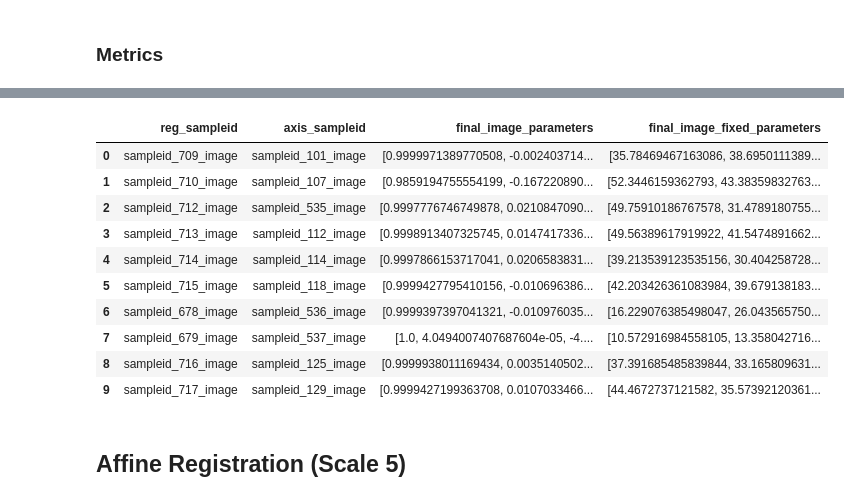
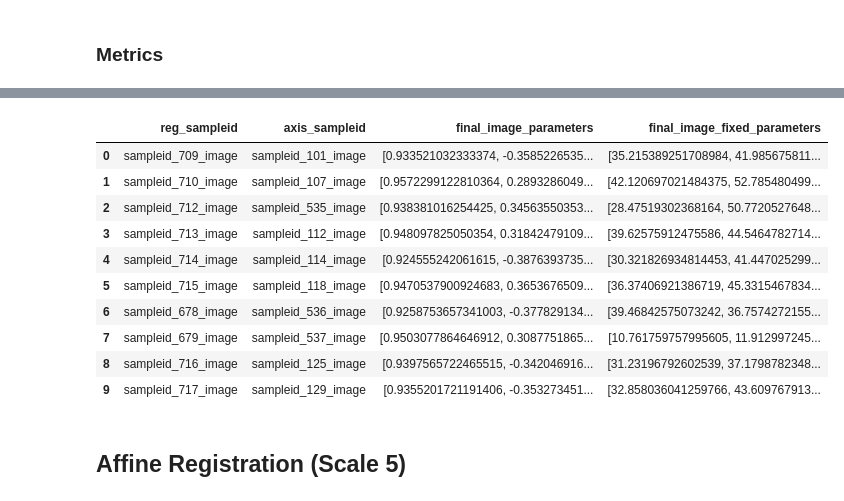
Before and after one commit to Olamiknight/WSIFIR, a Jupyter notebook: Axis_Reg_Registration.ipynb, the cells around one changed output, grey strips where cells are left out. Saved outputs shown, nothing was run; the diff lists cells and outputs as text; code cells hidden in the pictures.

```diff
--- a/Axis_Reg_Registration.ipynb
+++ b/Axis_Reg_Registration.ipynb
@@ -1057,0 +1004,19 @@ plt.tight_layout()
+# %%
+metrics_df_registered_2.drop(columns=['reg_sampleid', 'axis_sampleid'], inplace=True)
+# %%
+# Compute the mean and standard deviation of the metrics
+mean_metrics_2 = metrics_df_2.mean()
+std_metrics_2 = metrics_df_2.std()
+mean_metrics_registered_2 = metrics_df_registered_2.mean()
+std_metrics_registered_2 = metrics_df_registered_2.std()
+# Create a DataFrame to store the mean and standard deviation of the metrics
+mean_std_df_2 = pd.DataFrame({
+    'mean': mean_metrics_2,
+    'std': std_metrics_2
+}).reset_index()
+mean_std_df_2.columns = ['metric', 'mean', 'std']
+mean_std_df_registered_2 = pd.DataFrame({
+    'mean': mean_metrics_registered_2,
+    'std': std_metrics_registered_2
+}).reset_index()
+mean_std_df_registered_2.columns = ['metric', 'mean', 'std']
@@ -1058,35 +1098,34 @@ plt.tight_layout()
 # %%
-#Convert each set of corresponding tissue slices into a DataFrame
-#Each row has the same tissue, but 2 different slices representing the same tissue stained with regression and axis panels
+#Create a DataFrame to store the merged images
 
-# Create a DataFrame to store the merged images
-merged_df_scaled = pd.DataFrame(columns=['reg_sampleid', 'axis_sampleid','final_image_parameters', 'final_image_fixed_parameters'])
+merged_df_2 = pd.DataFrame(columns=['reg_sampleid', 'axis_sampleid','final_image_parameters', 'final_image_fixed_parameters'])
 # Loop through each image and concate to the DataFrame
+for i, (reg_sampleid, reg_image) in enumerate(registered_images_scaled.items()):
+    # Get the corresponding tbet image
+    axis_sampleid, axis_image = axis_images_2[i]
 
-for i, (reg_sampleid, reg_image) in enumerate(registered_images_scaled.items()):
-    #Get the corresponding axis image
-    axis_sampleid, axis_image = axis_images[i]
-    #Get the transformation matrix
-    transformation_matrix_scaled = transformation_matrices_scaled[reg_sampleid]
+    # Get the transformation matrix
+    transformation_matrix = transformation_matrices_scaled[reg_sampleid]
+
     # Append the metrics to the DataFrame
-
-    merged_df_scaled = pd.concat([merged_df_scaled, pd.DataFrame({
+    merged_df_2 = pd.concat([merged_df_2, pd.DataFrame({
         'reg_sampleid': [reg_sampleid],
         'axis_sampleid': [axis_sampleid],
-        'final_image_parameters': [transformation_matrix_scaled.parameters],
-        'final_image_fixed_parameters': [transformation_matrix_scaled.fixed_parameters]
+        'final_image_parameters': [transformation_matrix.parameters],
+        'final_image_fixed_parameters': [transformation_matrix.fixed_parameters]
     })], ignore_index=True)
-merged_df_scaled.head(10)
+
+merged_df_2.head(10)
 # %% [output]
 |  | reg_sampleid | axis_sampleid | final_image_parameters | final_image_fixed_parameters |
-| 0 | sampleid_709_image | sampleid_101_image | [0.9999971389770508, -0.002403714... | [35.78469467163086, 38.6950111389... |
-| 1 | sampleid_710_image | sampleid_107_image | [0.9859194755554199, -0.167220890... | [52.3446159362793, 43.38359832763... |
-| 2 | sampleid_712_image | sampleid_535_image | [0.9997776746749878, 0.0210847090... | [49.75910186767578, 31.4789180755... |
-| 3 | sampleid_713_image | sampleid_112_image | [0.9998913407325745, 0.0147417336... | [49.56389617919922, 41.5474891662... |
-| 4 | sampleid_714_image | sampleid_114_image | [0.9997866153717041, 0.0206583831... | [39.213539123535156, 30.404258728... |
-| 5 | sampleid_715_image | sampleid_118_image | [0.9999427795410156, -0.010696386... | [42.203426361083984, 39.679138183... |
-| 6 | sampleid_678_image | sampleid_536_image | [0.9999397397041321, -0.010976035... | [16.229076385498047, 26.043565750... |
-| 7 | sampleid_679_image | sampleid_537_image | [1.0, 4.0494007407687604e-05, -4.... | [10.572916984558105, 13.358042716... |
-| 8 | sampleid_716_image | sampleid_125_image | [0.9999938011169434, 0.0035140502... | [37.391685485839844, 33.165809631... |
-| 9 | sampleid_717_image | sampleid_129_image | [0.9999427199363708, 0.0107033466... | [44.4672737121582, 35.57392120361... |
+| 0 | sampleid_709_image | sampleid_101_image | [0.933521032333374, -0.3585226535... | [35.215389251708984, 41.985675811... |
+| 1 | sampleid_710_image | sampleid_107_image | [0.9572299122810364, 0.2893286049... | [42.120697021484375, 52.785480499... |
+| 2 | sampleid_712_image | sampleid_535_image | [0.938381016254425, 0.34563550353... | [28.47519302368164, 50.7720527648... |
+| 3 | sampleid_713_image | sampleid_112_image | [0.948097825050354, 0.31842479109... | [39.62575912475586, 44.5464782714... |
+| 4 | sampleid_714_image | sampleid_114_image | [0.924555242061615, -0.3876393735... | [30.321826934814453, 41.447025299... |
+| 5 | sampleid_715_image | sampleid_118_image | [0.9470537900924683, 0.3653676509... | [36.37406921386719, 45.3315467834... |
+| 6 | sampleid_678_image | sampleid_536_image | [0.9258753657341003, -0.377829134... | [39.46842575073242, 36.7574272155... |
+| 7 | sampleid_679_image | sampleid_537_image | [0.9503077864646912, 0.3087751865... | [10.761759757995605, 11.912997245... |
+| 8 | sampleid_716_image | sampleid_125_image | [0.9397565722465515, -0.342046916... | [31.23196792602539, 37.1798782348... |
+| 9 | sampleid_717_image | sampleid_129_image | [0.9355201721191406, -0.353273451... | [32.858036041259766, 43.609767913... |
 # %%
```
Also changed, not shown: parts of 19 cells of this notebook.
